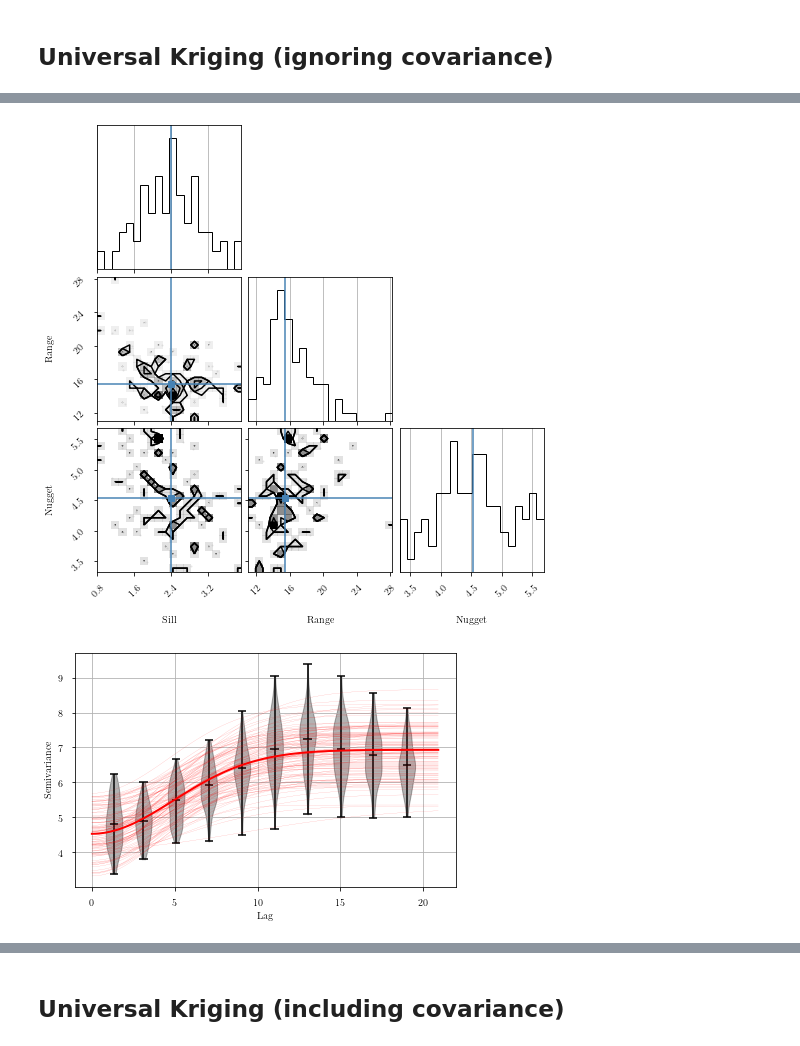
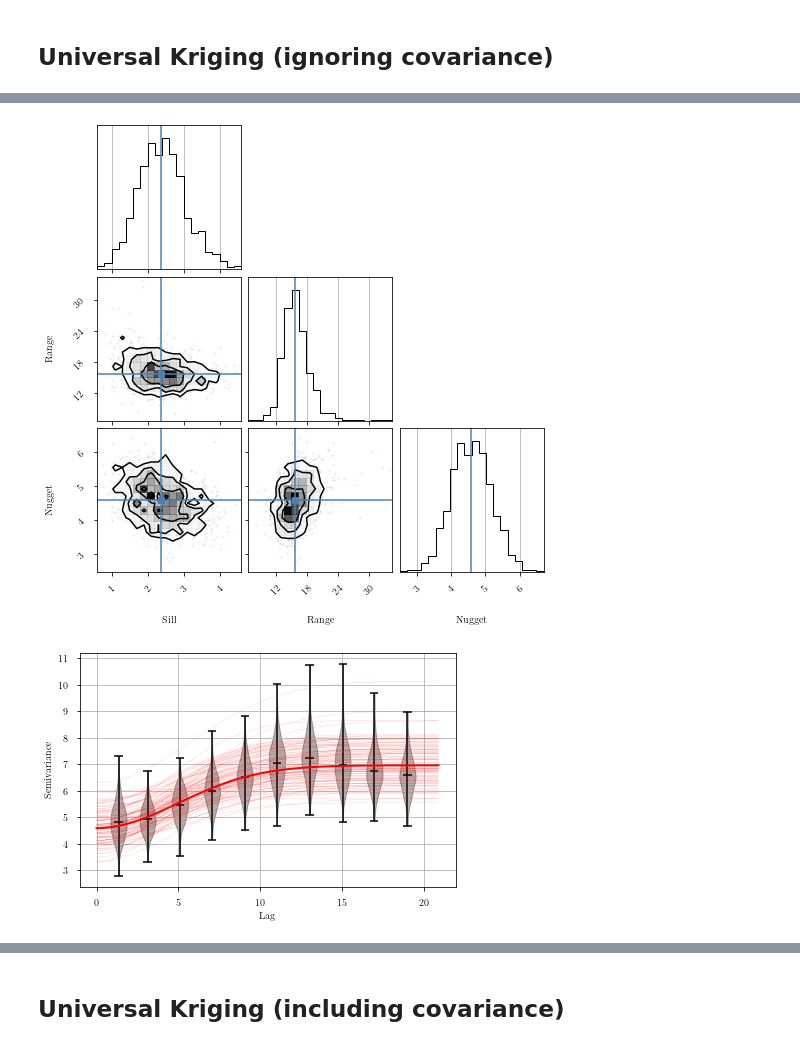
Before and after one commit to tvwenger/kriging, a Jupyter notebook: example/Universal Kriging with Correlated Data.ipynb, the cells around one changed output, grey strips where cells are left out. Cells and saved outputs as stored; diff of their text form; code cells hidden in the pictures.

```diff
--- a/example/Universal Kriging with Correlated Data.ipynb
+++ b/example/Universal Kriging with Correlated Data.ipynb
@@ -74,6 +74,6 @@ plt.show()
 # universal kriging (deg=1), ignoring covariance
 krig = kriging.Kriging(obs_pos, obs_data, e_obs_data=e_obs_data)
 semivariogram_fig, corner_fig = krig.fit(
-    model="gaussian", deg=1, nbins=10, nsims=100, bin_number=False, lag_cutoff=0.5)
+    model="gaussian", deg=1, nbins=10, nsims=1000, bin_number=False, lag_cutoff=0.5)
 interp_data, interp_var = krig.interp(grid_pos)
 # %% [output]
@@ -83,5 +80,5 @@ WARNING:root:Too few points to create valid contours
-[figure, old version]
+[figure, new version]
-[figure, old version]
+[figure, new version]
 # %%
 # plot interpolation
 plt.imshow(interp_data.reshape(xgrid.shape).T, origin='lower', extent=extent, vmin=-3, vmax=3)
```
Also changed, not shown: parts of 4 cells of this notebook.
